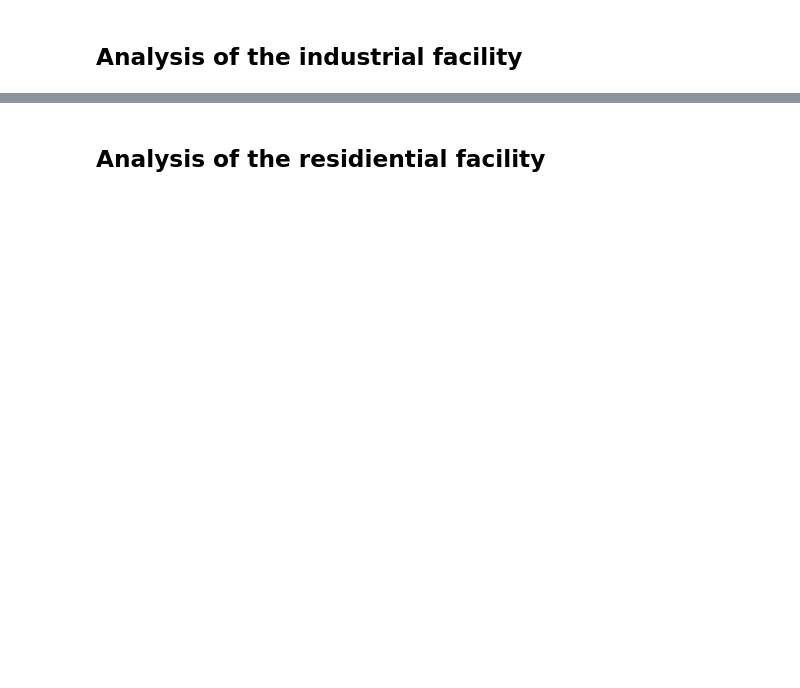
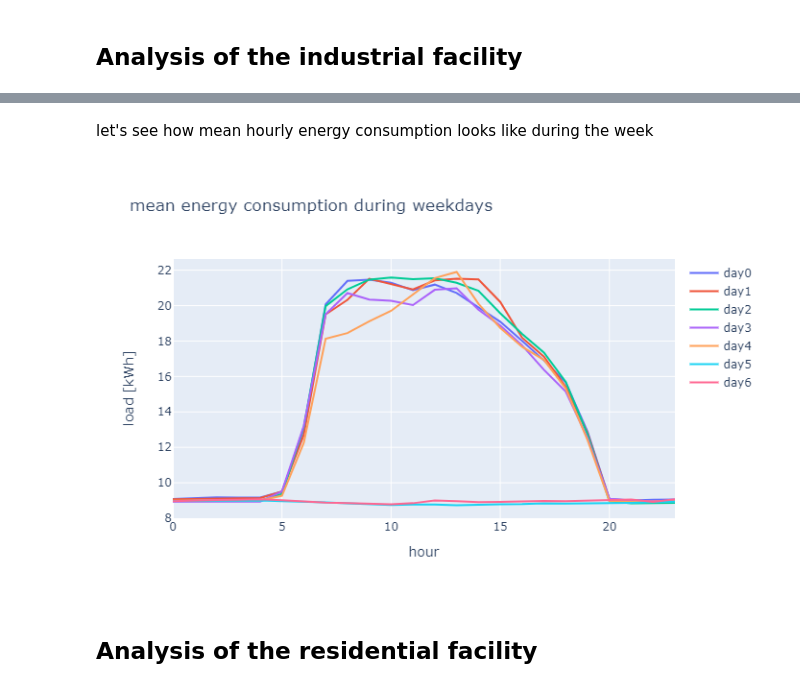
Before and after one commit to krzysiekbe/energy-analysis, a Jupyter notebook: energy.ipynb, the cells around one changed output, grey strips where cells are left out. Cells and saved outputs as stored; diff of their text form; code cells hidden in the pictures; blank space fills up the shorter version.

```diff
--- a/energy.ipynb
+++ b/energy.ipynb
@@ -109,5 +134,22 @@ for col in df_ind.columns[:-2]:
+# %% [markdown]
+let's see how mean hourly energy consumption looks like during the week
+# %%
+df_weekday = df_pivot.groupby(pd.to_datetime(df_pivot.index).weekday).mean().T
+fig = go.Figure()
+for col in df_weekday.columns:
+    fig.add_trace(go.Scatter(x = df_weekday.index,
+                           y = df_weekday[col],
+    #                                  visible='legendonly',
+                           name = 'day'+ str(col)))
+
+    fig["layout"].update(title = 'mean energy consumption during weekdays',
+                         xaxis_title = 'hour',
+                        yaxis_title = 'load [kWh]')
+fig.show("png")
+# %% [output]
+[figure, added]
 # %% [markdown]
-## Analysis of the residiential facility
+## Analysis of the residential facility
 # %%
 # let's copy df related to e.g. residiential3
 df_res = df_list[6].copy()
```
Also changed, not shown: parts of 6 cells of this notebook.
